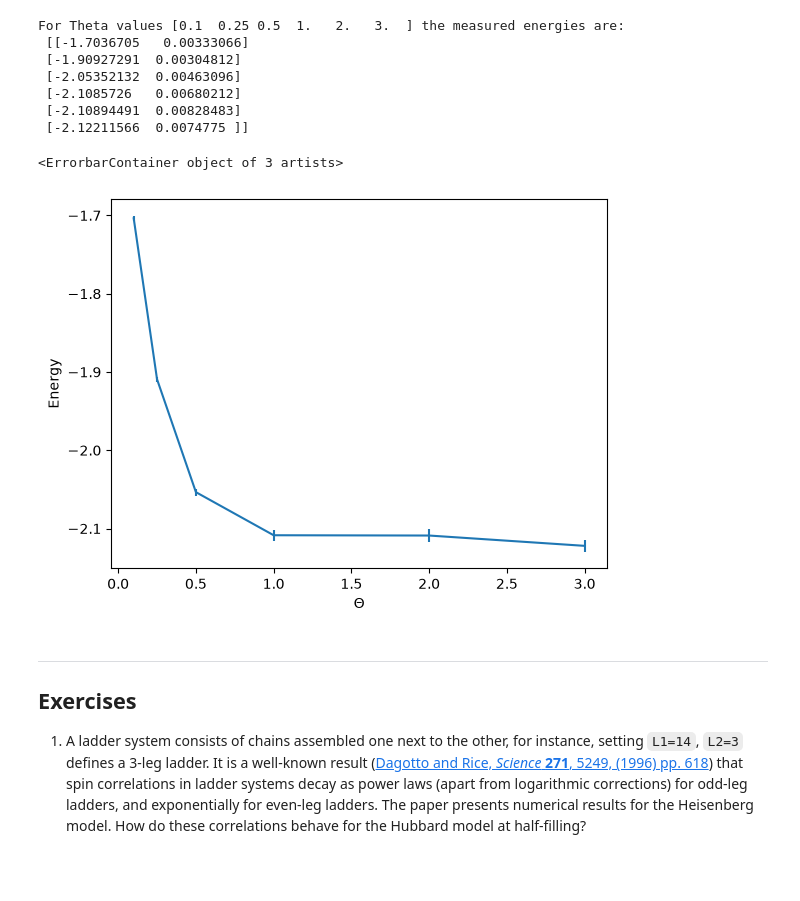
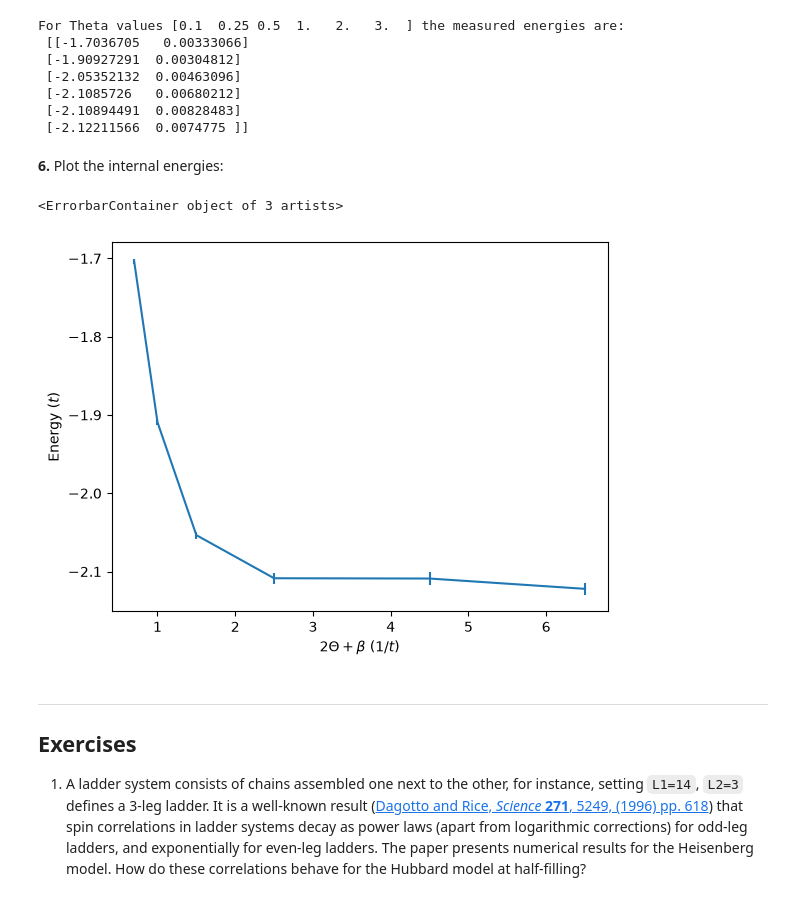
Before and after one commit to ALF-QMC/ALF_Tutorial, a Jupyter notebook: jupyterbook/source/06-projector/projective_algorithm.ipynb, the cells around one changed output. Drawn from its saved outputs; the diff is of its cells as text; code cells hidden in the pictures; blank space fills up the shorter version.

```diff
--- a/jupyterbook/source/06-projector/projective_algorithm.ipynb
+++ b/jupyterbook/source/06-projector/projective_algorithm.ipynb
@@ -34,6 +34,7 @@ Already on 'main'
 # %% [markdown]
  **2.** Create instances of `Simulation`, specifying the necessary parameters, in particular the `Projector` to `True`:
 # %%
+beta = 0.5
 sims = []                                # Vector of Simulation instances
 print('Theta values used:')
 for theta in [0.1, 0.25, 0.5, 1.0, 2.0, 3.0]:               # Values of Theta
@@ -53,7 +54,7 @@ for theta in [0.1, 0.25, 0.5, 1.0, 2.0, 3.0]:               # Values of Theta
         'ham_T': 1.0,                    #    Hopping parameter
         'ham_U': 4.0,                    #    Hubbard interaction
         'ham_Tperp': 0.0,                #    For bilayer systems
-        'beta': 0.5,                     #    Inverse temperature
+        'beta': beta,                     #    Inverse temperature
         'Ltau': 0,                       #    '1' for time-displaced Green functions; '0' otherwise
         'NSweep': 600,                   #    Number of sweeps per bin
         'NBin': 50,                      #    Number of bins
@@ -177,13 +178,15 @@ For Theta values [0.1  0.25 0.5  1.   2.   3.  ] the measured energies are:
  [-2.1085726   0.00680212]
  [-2.10894491  0.00828483]
  [-2.12211566  0.0074775 ]]
+# %% [markdown]
+**6.** Plot the internal energies:
 # %%
-plt.xlabel(r'$\Theta$')
-plt.ylabel('Energy')
-plt.errorbar(thetas, ener[:, 0], ener[:, 1])
+plt.xlabel(r'$2\Theta+\beta~(1/t)$')
+plt.ylabel(r'Energy$~(t)$')
+plt.errorbar(2 * thetas + beta, ener[:, 0], ener[:, 1])
 # %% [output]
 <ErrorbarContainer object of 3 artists>
-[figure, old version]
+[figure, new version]
 # %% [markdown]
 ---
 ## Exercises
```
Also changed, not shown: 2 other files.
